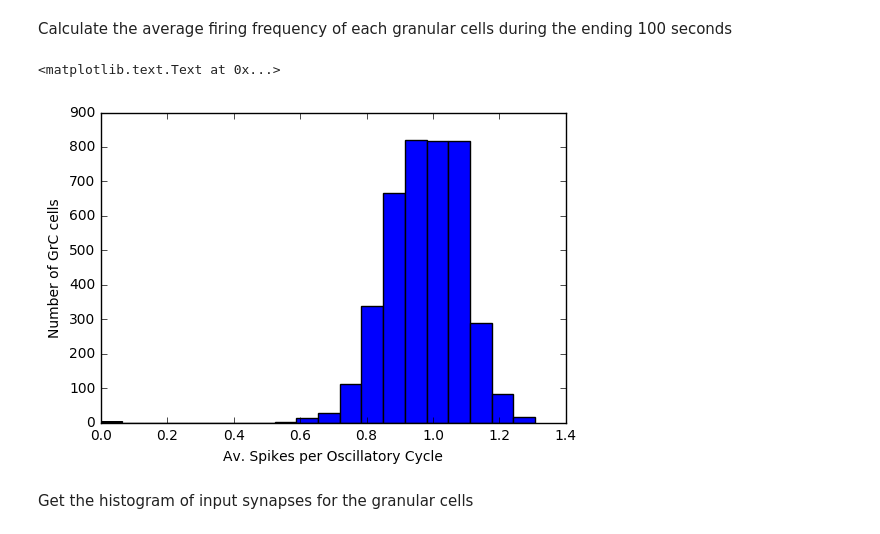
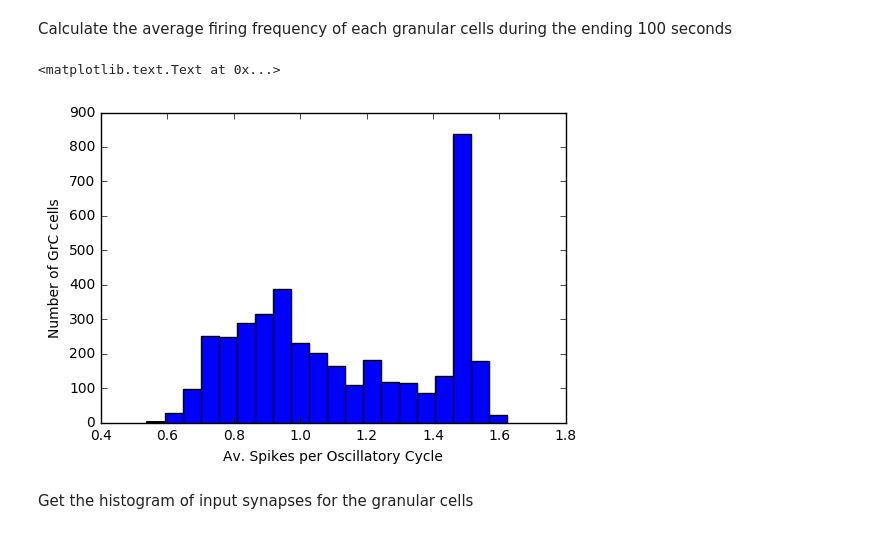
Before and after one commit to jgarridoalcazar/InhPlastVisualization, a Jupyter notebook: analysis/mfGrC/GrCActivityAnalysisAll4.ipynb, the cells around one changed output. Cells and saved outputs as stored; diff of their text form; code cells hidden in the pictures.

```diff
--- a/analysis/mfGrC/GrCActivityAnalysisAll4.ipynb
+++ b/analysis/mfGrC/GrCActivityAnalysisAll4.ipynb
@@ -16,7 +16,7 @@ sys.path.insert(1,'./src')
 Now start setting a new simulation with the configuration file that we specify:
 # %%
 config_file = './config/GoCGrC/SimulationConfigAll4.cfg'
-simulation_time = 100.0
+simulation_time = 500.0
 import SpikingSimulation.FrequencySimulation as FrequencySimulation
 simulation = FrequencySimulation.FrequencySimulation(config_file=config_file)
 # %% [markdown]
@@ -25,6 +25,7 @@ Initialize the simulation
 simulation.config_options['simulation']['verbosity'] = 'Debug'
 simulation.config_options['simulation']['seed'] = 123456
 simulation.config_options['simulation']['time'] = simulation_time
+simulation.config_options['simulation']['register_activity_only_in_test'] = False
 simulation.config_options['network']['load_file'] = './results/GoCGrC/network01_4mf_after_all_learning.h5'
 simulation.config_options['network']['save_file'] = None
 simulation.config_options['stimulation']['load_pattern_file'] = './results/GoCGrC/stimulation_all4.h5'
@@ -33,7 +34,9 @@ simulation.config_options['grclayer']['register_activity'] = True
 simulation.config_options['goclayer']['register_activity'] = True
 simulation.config_options['grclayer']['load_state_vars'] = 'Vth'
 simulation.config_options['goclayer']['load_state_vars'] = 'Vth'
-simulation.config_options['grclayer']['load_state_vars'] = None
-simulation.config_options['goclayer']['load_state_vars'] = None
+simulation.config_options['grclayer']['record_vars'] = None
+simulation.config_options['goclayer']['record_vars'] = None
+simulation.config_options['grclayer']['record_step'] = 1.0e-1
+simulation.config_options['goclayer']['record_step'] = 1.0e-1
 simulation.initialize()
 # %% [output]
@@ -99,7 +104,7 @@ simulation.run_simulation()
 # %% [markdown]
 Save the network state after the simulation
 # %%
-#simulation.cerebellum.update_network_weights()
+simulation.cerebellum.update_network_weights()
 #simulation.cerebellum.save_network()
 # %% [markdown]
 ## GrC activity analysis
@@ -107,18 +112,18 @@ Save the network state after the simulation
 Calculate the average firing frequency of each granular cells during the ending 100 seconds
 # %%
 gtime,gcell_id = simulation.cerebellum.get_spike_activity(neuron_layer = 'grclayer',
-                                                          init_time = simulation.current_time-200.0,
+                                                          init_time = simulation.current_time-simulation_time,
                                                           end_time = simulation.current_time)
 import numpy
 firing_frequency = numpy.bincount(gcell_id) / (simulation_time*8.0)
 %matplotlib inline
 import matplotlib.pyplot as plt
 plt.hist(firing_frequency, bins=20)
 plt.ylabel('Number of GrC cells')
 plt.xlabel('Av. Spikes per Oscillatory Cycle')
 # %% [output]
 <matplotlib.text.Text at 0x...>
-[figure, old version]
+[figure, new version]
 # %% [markdown]
 Get the histogram of input synapses for the granular cells
 # %%
```
Also changed, not shown: parts of 12 cells of this notebook, 2 other files.
